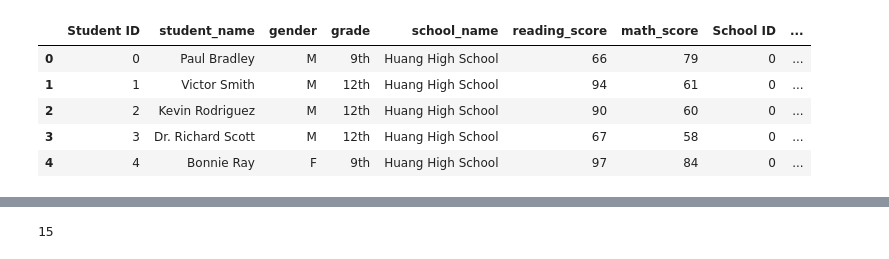
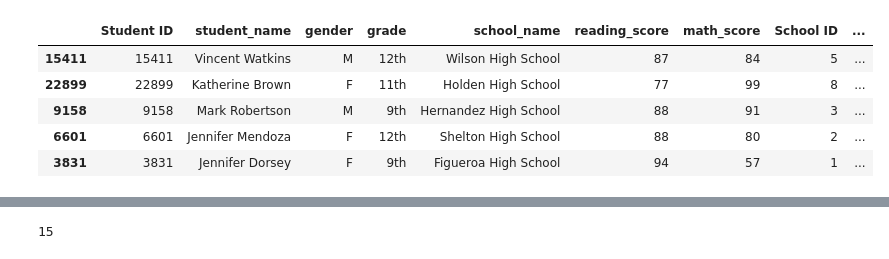
Before and after one commit to RichardMalo/pandas-challenge, a Jupyter notebook: PyCitySchools/Main.ipynb, the cells around one changed output, grey strips where cells are left out. Cells and saved outputs as stored; diff of their text form; code cells hidden in the pictures.

```diff
--- a/PyCitySchools/Main.ipynb
+++ b/PyCitySchools/Main.ipynb
@@ -3,18 +5,19 @@ import pandas as pd
 # %%
-schools = "Resources/schools_complete.csv"
-students = "Resources/students_complete.csv"
+os.path.join("Resources", "budget_data.csv")
+schools = os.path.join("Resources", "schools_complete.csv")
+students = os.path.join("Resources", "students_complete.csv")
 # %%
 # Read School and Student Data File and store into Pandas DataFrames
 school_df = pd.read_csv(schools)
 student_df = pd.read_csv(students)
 
 # Combine the data into a single dataset.
-school_data_df = pd.merge(student_df, school_df, how="left", on=["school_name", "school_name"])
-school_data_df.head()
+school_data_df = pd.merge(student_df, school_df, on=["school_name", "school_name"], how="left")
+school_data_df.sample(5)
 # %% [output]
 |  | Student ID | student_name | gender | grade | school_name | reading_score | math_score | School ID | ... |
-| 0 | 0 | Paul Bradley | M | 9th | Huang High School | 66 | 79 | 0 | ... |
-| 1 | 1 | Victor Smith | M | 12th | Huang High School | 94 | 61 | 0 | ... |
-| 2 | 2 | Kevin Rodriguez | M | 12th | Huang High School | 90 | 60 | 0 | ... |
-| 3 | 3 | Dr. Richard Scott | M | 12th | Huang High School | 67 | 58 | 0 | ... |
-| 4 | 4 | Bonnie Ray | F | 9th | Huang High School | 97 | 84 | 0 | ... |
+| 15411 | 15411 | Vincent Watkins | M | 12th | Wilson High School | 87 | 84 | 5 | ... |
+| 22899 | 22899 | Katherine Brown | F | 11th | Holden High School | 77 | 99 | 8 | ... |
+| 9158 | 9158 | Mark Robertson | M | 9th | Hernandez High School | 88 | 91 | 3 | ... |
+| 6601 | 6601 | Jennifer Mendoza | F | 12th | Shelton High School | 88 | 80 | 2 | ... |
+| 3831 | 3831 | Jennifer Dorsey | F | 9th | Figueroa High School | 94 | 57 | 1 | ... |
```
Also changed, not shown: parts of 39 cells of this notebook, 3 other files.
